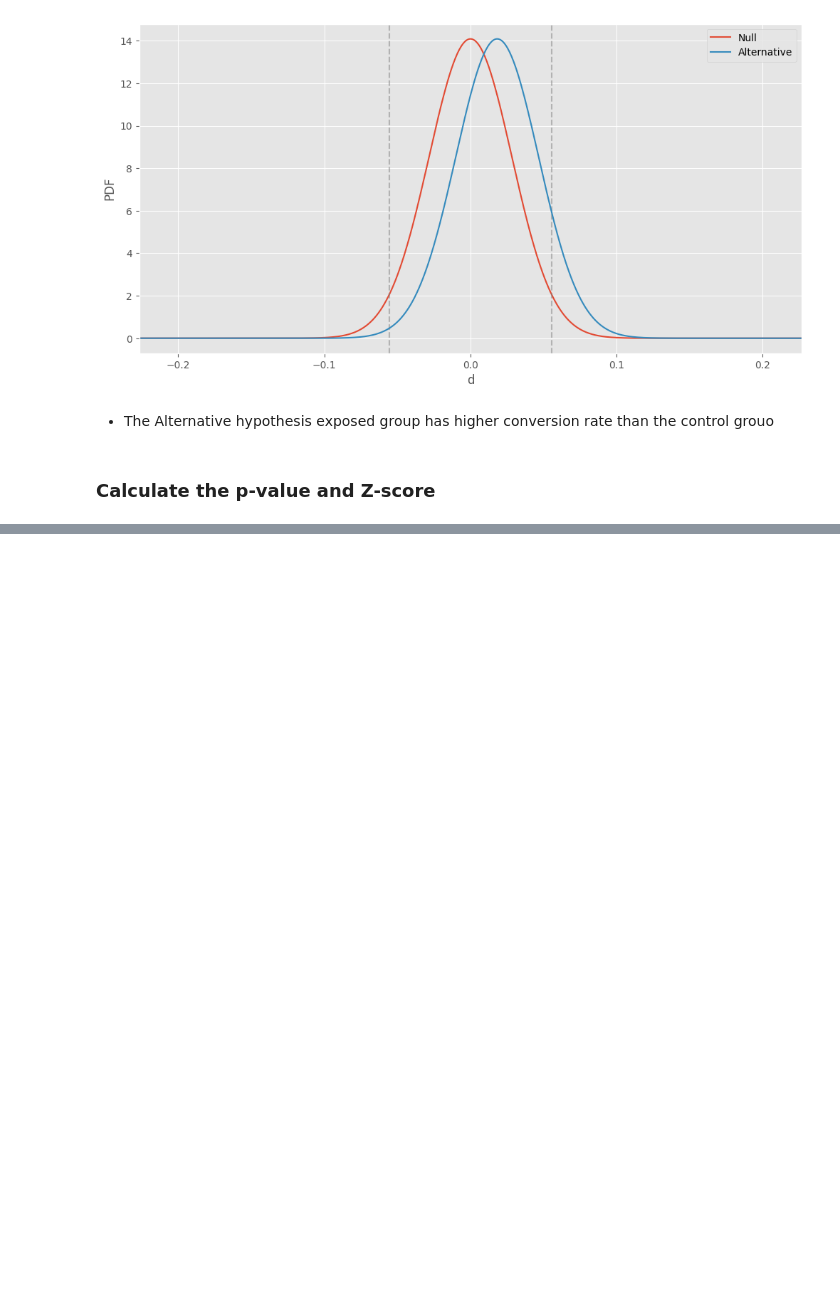
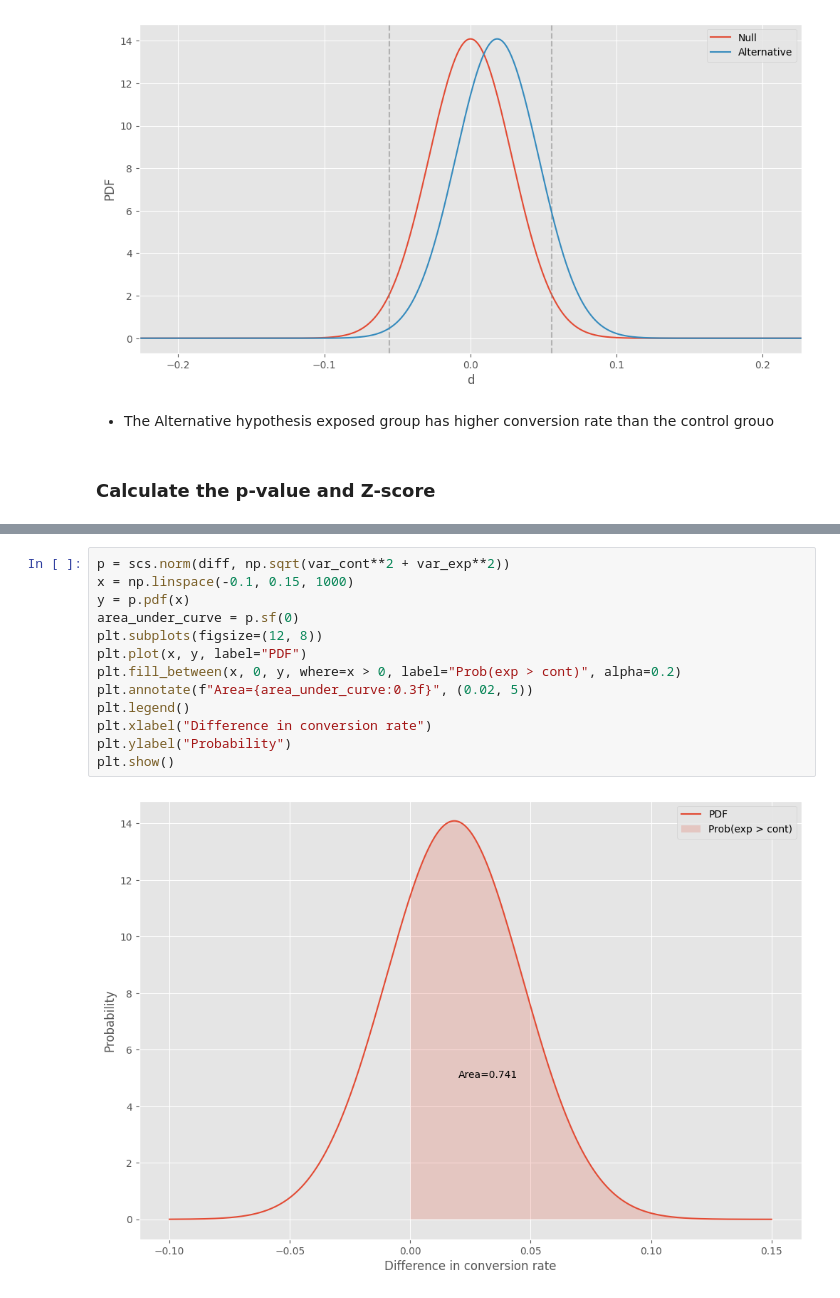
Before and after one commit to KaydeeJR/Ad-campaign-performance, a Jupyter notebook: notebooks/classical_AB_testing.ipynb, the cells around one changed output, grey strips where cells are left out. Cells and saved outputs as stored; diff of their text form; blank space fills up the shorter version.

```diff
--- a/notebooks/classical_AB_testing.ipynb
+++ b/notebooks/classical_AB_testing.ipynb
@@ -206,0 +220,15 @@ classical_plots.abplot(control_count, exposed_count, cv_rate_control, diff)
+# %%
+p = scs.norm(diff, np.sqrt(var_cont**2 + var_exp**2))
+x = np.linspace(-0.1, 0.15, 1000)
+y = p.pdf(x)
+area_under_curve = p.sf(0)
+plt.subplots(figsize=(12, 8))
+plt.plot(x, y, label="PDF")
+plt.fill_between(x, 0, y, where=x > 0, label="Prob(exp > cont)", alpha=0.2)
+plt.annotate(f"Area={area_under_curve:0.3f}", (0.02, 5))
+plt.legend()
+plt.xlabel("Difference in conversion rate")
+plt.ylabel("Probability")
+plt.show()
+# %% [output]
+[figure, added]
```
Also changed, not shown: parts of 11 cells of this notebook.
